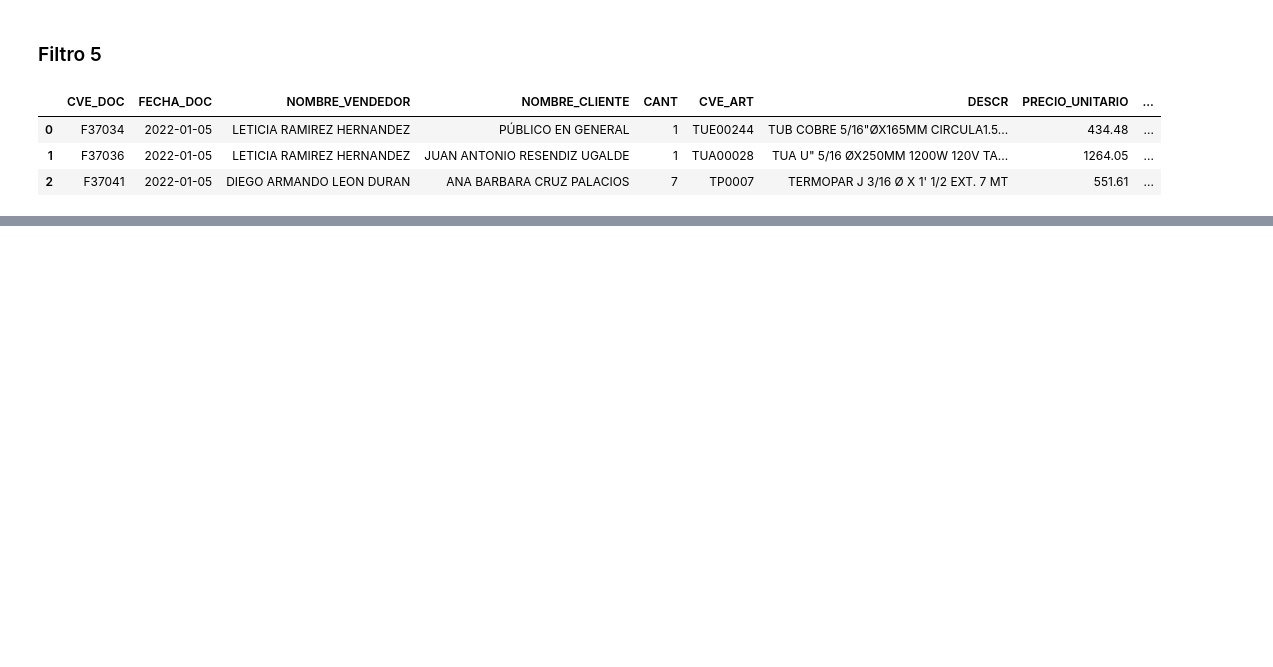
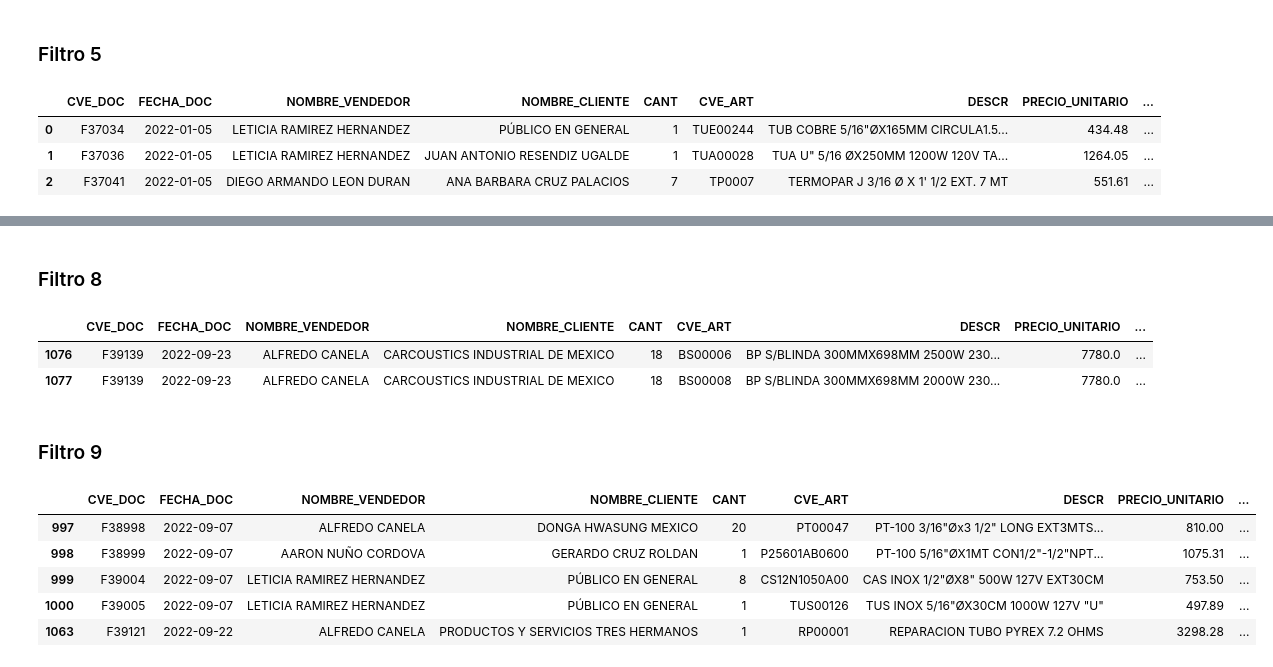
Before and after one commit to Christopher-V36/Extraccion-de-Datos, a Jupyter notebook: Actividad 2.1 (Extracción de Datos)/extraccion_2_1.ipynb, the cells around one changed output, grey strips where cells are left out. Saved outputs shown, nothing was run; the diff lists cells and outputs as text; code cells hidden in the pictures; blank space fills up the shorter version.

Commit message:
Filtros 6 - 9

```diff
--- a/Actividad 2.1 (Extracción de Datos)/extraccion_2_1.ipynb
+++ b/Actividad 2.1 (Extracción de Datos)/extraccion_2_1.ipynb
@@ -163,0 +189,24 @@ filtro5
+# %% [markdown]
+### Filtro 8
+# %%
+#Filtro Y, se trabaja con el conector lógico & para extraer datos
+#específicos de la base de datos.
+filtro8 = df[(df["PRECIO_UNITARIO"] > 6000) & (df["CANT"] > 10)]
+filtro8
+# %% [output]
+|  | CVE_DOC | FECHA_DOC | NOMBRE_VENDEDOR | NOMBRE_CLIENTE | CANT | CVE_ART | DESCR | PRECIO_UNITARIO | ... |
+| 1076 | F39139 | 2022-09-23 | ALFREDO CANELA | CARCOUSTICS INDUSTRIAL DE MEXICO | 18 | BS00006 | BP S/BLINDA 300MMX698MM 2500W 230... | 7780.0 | ... |
+| 1077 | F39139 | 2022-09-23 | ALFREDO CANELA | CARCOUSTICS INDUSTRIAL DE MEXICO | 18 | BS00008 | BP S/BLINDA 300MMX698MM 2000W 230... | 7780.0 | ... |
+# %% [markdown]
+### Filtro 9
+# %%
+#Filtro O, se trabaja con el conector lógico | para extraer datos
+filtro9 = df[(df["COSTO_UNITARIO"] > 10000) | (df["FECHA_DOC"] == "2022-09-07")]
+filtro9
+# %% [output]
+|  | CVE_DOC | FECHA_DOC | NOMBRE_VENDEDOR | NOMBRE_CLIENTE | CANT | CVE_ART | DESCR | PRECIO_UNITARIO | ... |
+| 997 | F38998 | 2022-09-07 | ALFREDO CANELA | DONGA HWASUNG MEXICO | 20 | PT00047 | PT-100 3/16"Øx3 1/2" LONG EXT3MTS... | 810.00 | ... |
+| 998 | F38999 | 2022-09-07 | AARON NUÑO CORDOVA | GERARDO CRUZ ROLDAN | 1 | P25601AB0600 | PT-100 5/16"ØX1MT CON1/2"-1/2"NPT... | 1075.31 | ... |
+| 999 | F39004 | 2022-09-07 | LETICIA RAMIREZ HERNANDEZ | PÚBLICO EN GENERAL | 8 | CS12N1050A00 | CAS INOX 1/2"ØX8" 500W 127V EXT30CM | 753.50 | ... |
+| 1000 | F39005 | 2022-09-07 | LETICIA RAMIREZ HERNANDEZ | PÚBLICO EN GENERAL | 1 | TUS00126 | TUS INOX 5/16"ØX30CM 1000W 127V "U" | 497.89 | ... |
+| 1063 | F39121 | 2022-09-22 | ALFREDO CANELA | PRODUCTOS Y SERVICIOS TRES HERMANOS | 1 | RP00001 | REPARACION TUBO PYREX 7.2 OHMS | 3298.28 | ... |
```
Also changed, not shown: parts of 4 cells of this notebook.
